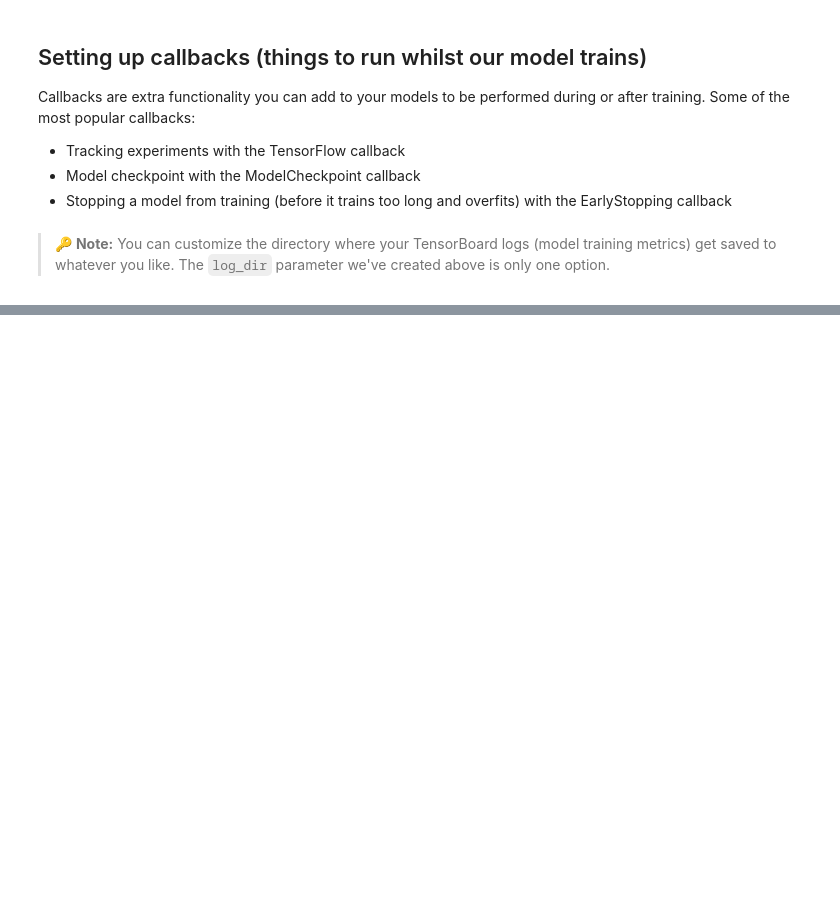
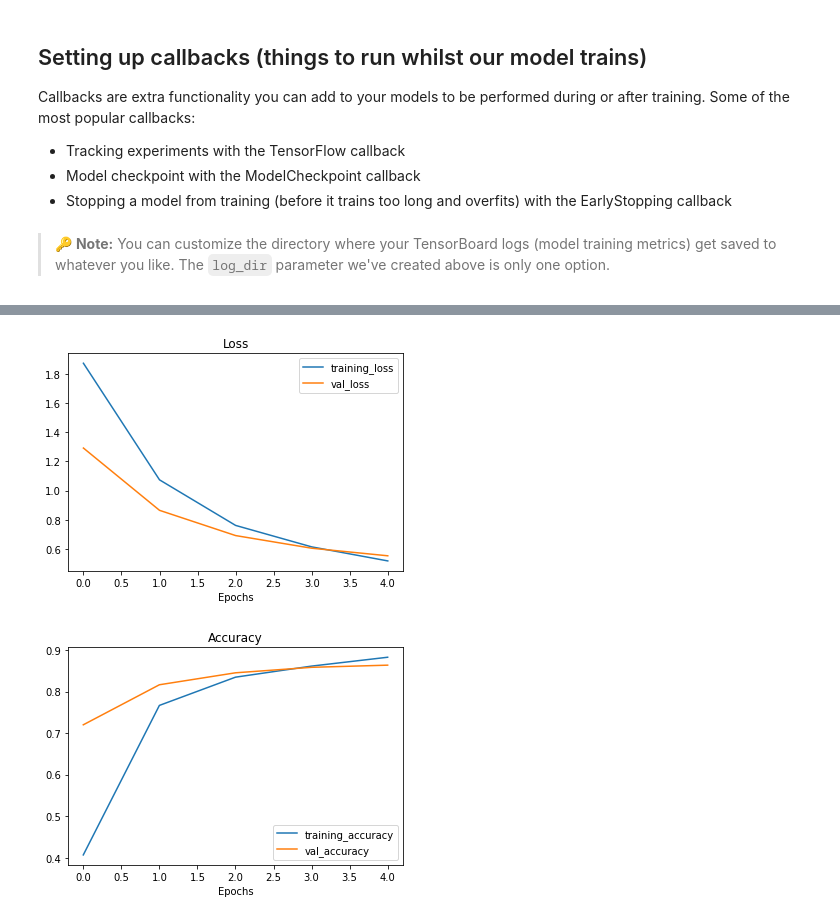
Before and after one commit to johanesPao/tensorflow_developer_certificate, a Jupyter notebook: 04_transfer_learning_in_tensorflow_part_1_feature_extraction.ipynb, the cells around one changed output, grey strips where cells are left out. Drawn from its saved outputs; the diff is of its cells as text; code cells hidden in the pictures; blank space fills up the shorter version.

```diff
--- a/04_transfer_learning_in_tensorflow_part_1_feature_extraction.ipynb
+++ b/04_transfer_learning_in_tensorflow_part_1_feature_extraction.ipynb
@@ -145,0 +194,7 @@ We can access pretrained models in: https://tfhub.dev/
+# %%
+# Extracting labels in MapDataset
+labels = np.array([])
+for x, y in train_data_10_percent:
+    labels = np.concatenate([labels, np.argmax(y.numpy(), axis=-1)])
+labels_count = max(labels) + 1
+labels_count
@@ -145,0 +299,19 @@ We can access pretrained models in: https://tfhub.dev/
+# %%
+# Creating EfficientNetB0 model
+efficient_net_model = create_model(efficientnet_url,
+                                   num_classes=labels_count)
+# %%
+# Compiling EfficientNetB0 model
+efficient_net_model.compile(loss=tf.keras.losses.CategoricalCrossentropy(),
+                            optimizer=tf.keras.optimizers.Adam(),
+                            metrics=['accuracy'])
+# %%
+from gc import callbacks
+# Fit EfficientNetB0 model
+history_efficient_net = efficient_net_model.fit(train_data_10_percent,
+                                                epochs=5,
+                                                steps_per_epoch=len(train_data_10_percent),
+                                                validation_data=test_data,
+                                                validation_steps=len(test_data),
+                                                callbacks=[create_tensorboard_callback(dir_name="tensorflow_hub",
+                                                                                       experiment_name="efficientnetb0")])
@@ -145,0 +330,6 @@ We can access pretrained models in: https://tfhub.dev/
+# %%
+# Plot the loss curves
+plot_loss_curves(history_efficient_net)
+# %% [output]
+[figure, added]
+[figure, added]
```
Also changed, not shown: parts of 29 cells of this notebook.
